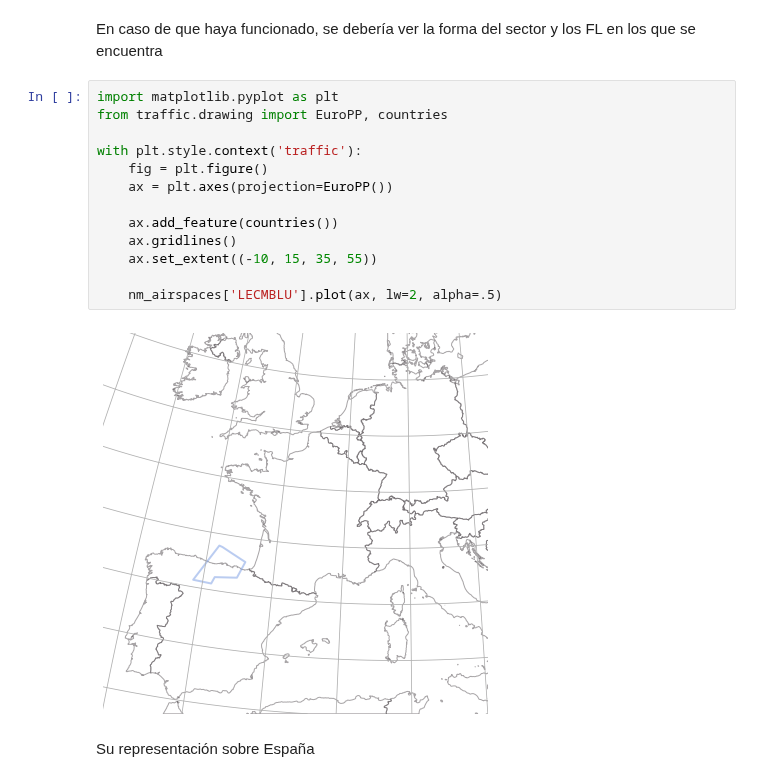
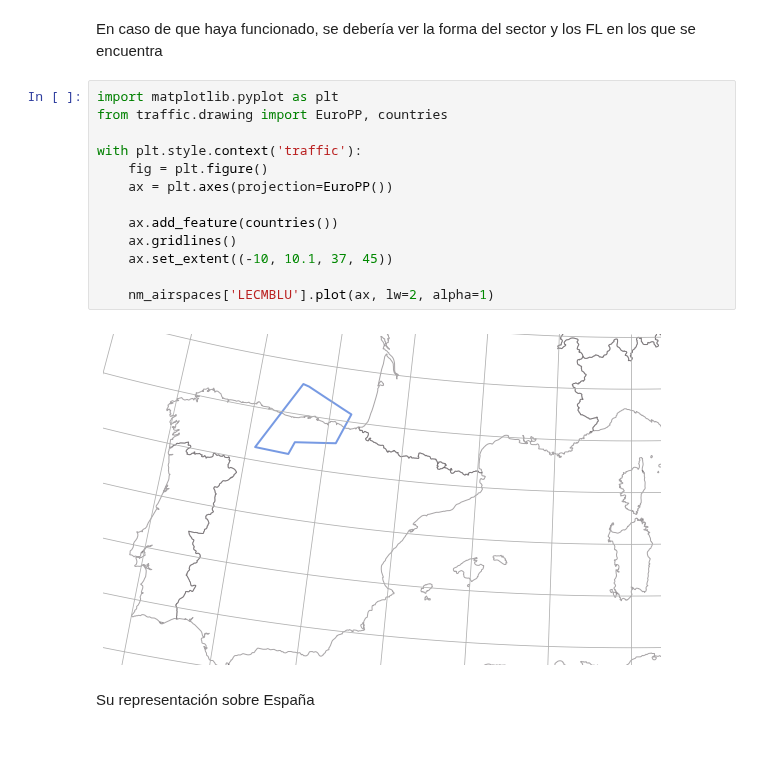
Before and after one commit to jaimebw/tfg, a Jupyter notebook: libros/prueba.ipynb, the cells around one changed output. Drawn from its saved outputs; the diff is of its cells as text; blank space fills up the shorter version.

```diff
--- a/libros/prueba.ipynb
+++ b/libros/prueba.ipynb
@@ -39,18 +39,18 @@ En caso de que haya funcionado, se debería ver la forma del sector y los FL en
 # %%
 import matplotlib.pyplot as plt
 from traffic.drawing import EuroPP, countries
 
 with plt.style.context('traffic'):
     fig = plt.figure()
     ax = plt.axes(projection=EuroPP())
 
     ax.add_feature(countries())
     ax.gridlines()
-    ax.set_extent((-10, 15, 35, 55))
+    ax.set_extent((-10, 10.1, 37, 45))
 
-    nm_airspaces['LECMBLU'].plot(ax, lw=2, alpha=.5)
+    nm_airspaces['LECMBLU'].plot(ax, lw=2, alpha=1)
 # %% [output]
-[figure, old version]
+[figure, new version]
 # %% [markdown]
 Su representación sobre España
 # %%
```
Also changed, not shown: parts of 1 cell of this notebook, 3 other files.
